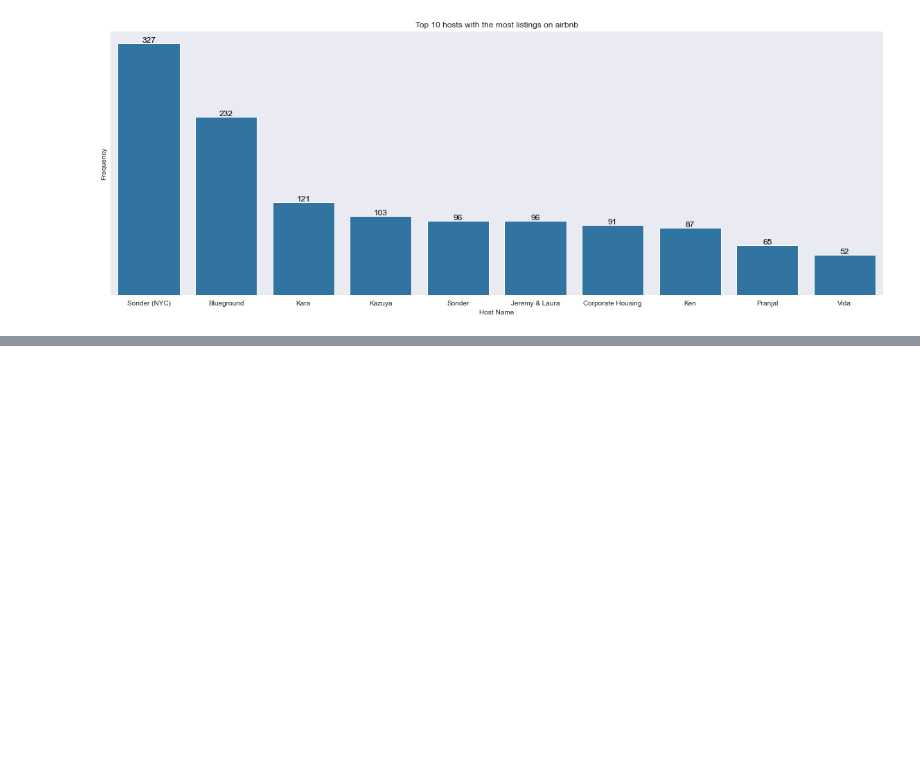
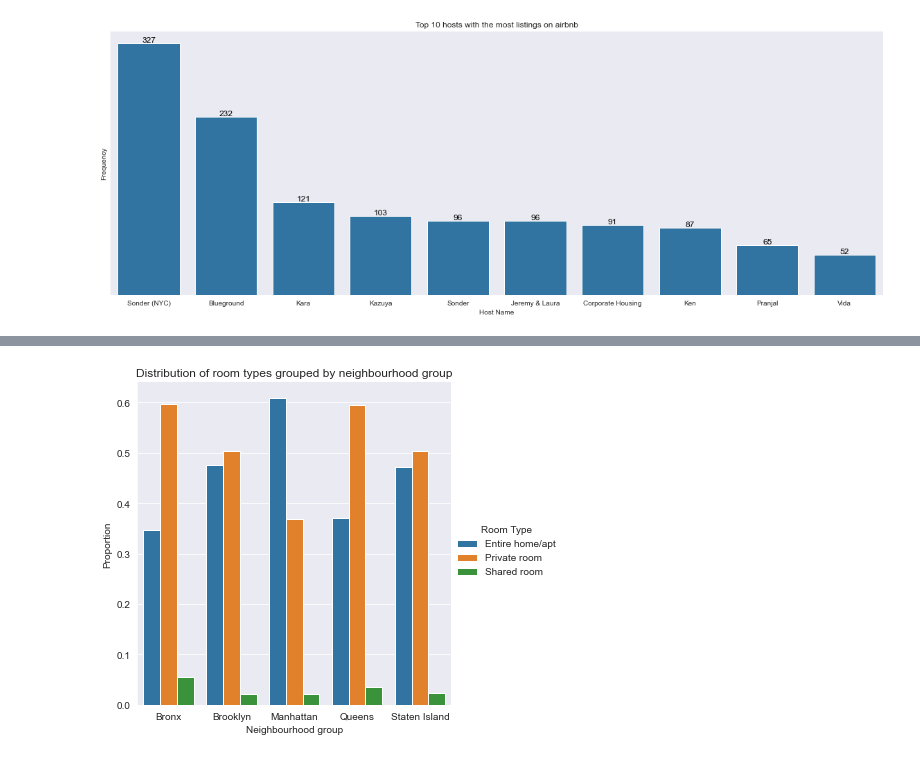
Before and after one commit to Vincentk-94/New-York-City-Airbnb, a Jupyter notebook: New York City Airbnb.ipynb, the cells around one changed output, grey strips where cells are left out. Cells and saved outputs as stored; diff of their text form; code cells hidden in the pictures; blank space fills up the shorter version.

```diff
--- a/New York City Airbnb.ipynb
+++ b/New York City Airbnb.ipynb
@@ -461,0 +547,6 @@ The subplots above show the top and bottom 10 for each of the following categori
+# %%
+g = sns.catplot(data=tester,x='neighbourhood_group',y='prop',hue='room_type',kind='bar')
+labels('Distribution of room types grouped by neighbourhood group', 'Neighbourhood group','Proportion')
+g._legend.set_title('Room Type');
+# %% [output]
+[figure, added]
```
Also changed, not shown: parts of 24 cells of this notebook.
